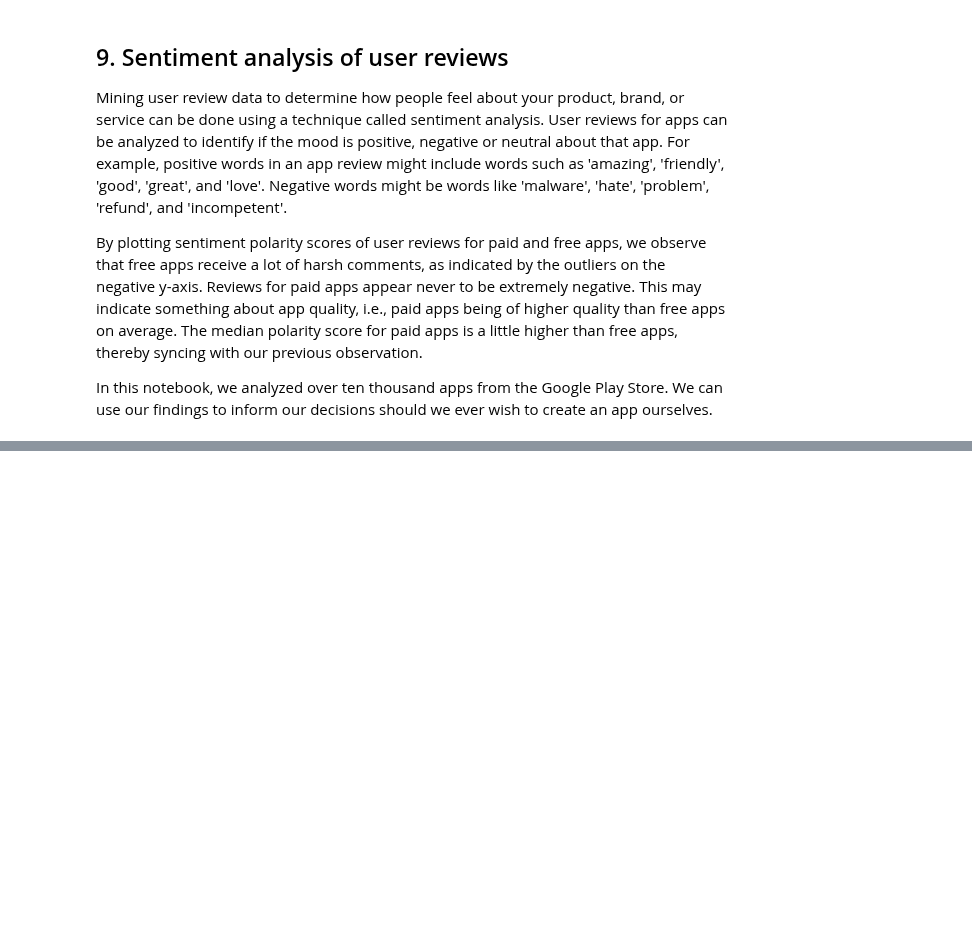
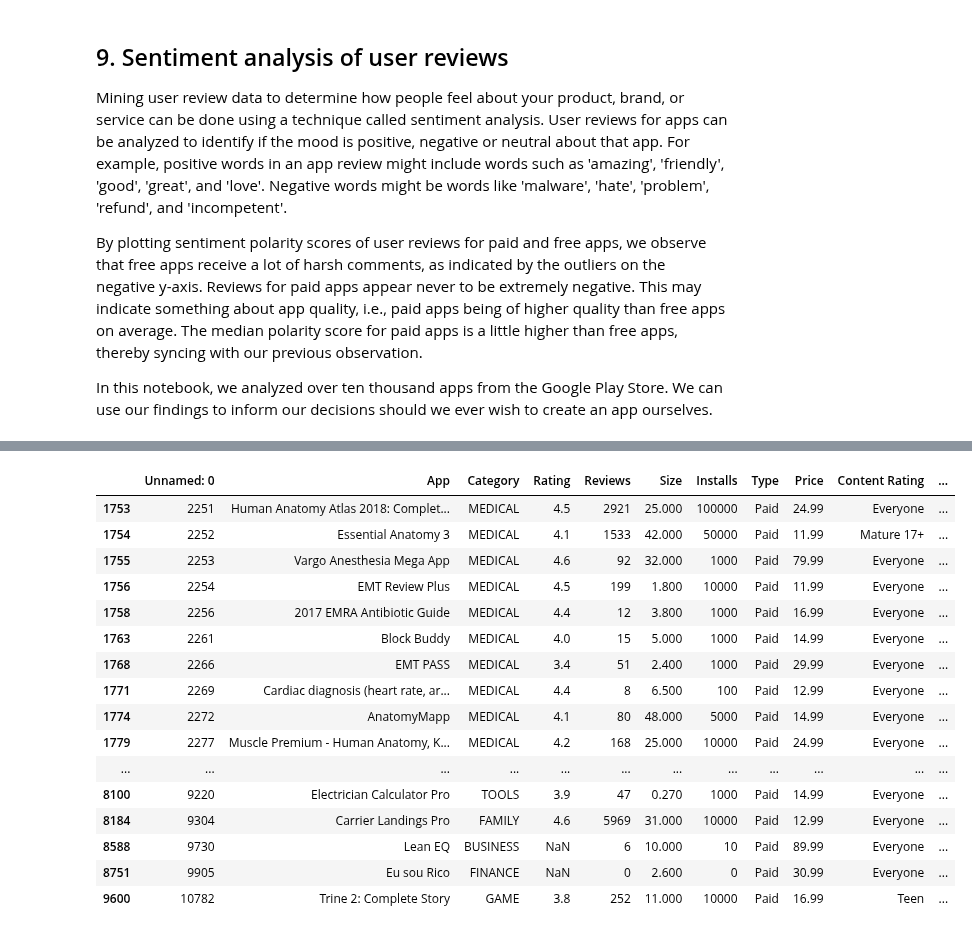
Before and after one commit to dariushazimi/notebooks, a Jupyter notebook: projects/The Android App Market on Google Play/The Android App Market on Google Play.ipynb, the cells around one changed output, grey strips where cells are left out. Cells and saved outputs as stored; diff of their text form; code cells hidden in the pictures; blank space fills up the shorter version.

```diff
--- a/projects/The Android App Market on Google Play/The Android App Market on Google Play.ipynb
+++ b/projects/The Android App Market on Google Play/The Android App Market on Google Play.ipynb
@@ -298,2 +342,22 @@ plotly.offline.iplot({'data': data, 'layout': layout})
+# %%
+apps_under_100[apps_under_100['Price'] > 10]
+# %% [output]
+|  | Unnamed: 0 | App | Category | Rating | Reviews | Size | Installs | Type | Price | Content Rating | ... |
+| 1753 | 2251 | Human Anatomy Atlas 2018: Complet... | MEDICAL | 4.5 | 2921 | 25.000 | 100000 | Paid | 24.99 | Everyone | ... |
+| 1754 | 2252 | Essential Anatomy 3 | MEDICAL | 4.1 | 1533 | 42.000 | 50000 | Paid | 11.99 | Mature 17+ | ... |
+| 1755 | 2253 | Vargo Anesthesia Mega App | MEDICAL | 4.6 | 92 | 32.000 | 1000 | Paid | 79.99 | Everyone | ... |
+| 1756 | 2254 | EMT Review Plus | MEDICAL | 4.5 | 199 | 1.800 | 10000 | Paid | 11.99 | Everyone | ... |
+| 1758 | 2256 | 2017 EMRA Antibiotic Guide | MEDICAL | 4.4 | 12 | 3.800 | 1000 | Paid | 16.99 | Everyone | ... |
+| 1763 | 2261 | Block Buddy | MEDICAL | 4.0 | 15 | 5.000 | 1000 | Paid | 14.99 | Everyone | ... |
+| 1768 | 2266 | EMT PASS | MEDICAL | 3.4 | 51 | 2.400 | 1000 | Paid | 29.99 | Everyone | ... |
+| 1771 | 2269 | Cardiac diagnosis (heart rate, ar... | MEDICAL | 4.4 | 8 | 6.500 | 100 | Paid | 12.99 | Everyone | ... |
+| 1774 | 2272 | AnatomyMapp | MEDICAL | 4.1 | 80 | 48.000 | 5000 | Paid | 14.99 | Everyone | ... |
+| 1779 | 2277 | Muscle Premium - Human Anatomy, K... | MEDICAL | 4.2 | 168 | 25.000 | 10000 | Paid | 24.99 | Everyone | ... |
+| ... | ... | ... | ... | ... | ... | ... | ... | ... | ... | ... | ... |
+| 8100 | 9220 | Electrician Calculator Pro | TOOLS | 3.9 | 47 | 0.270 | 1000 | Paid | 14.99 | Everyone | ... |
+| 8184 | 9304 | Carrier Landings Pro | FAMILY | 4.6 | 5969 | 31.000 | 10000 | Paid | 12.99 | Everyone | ... |
+| 8588 | 9730 | Lean EQ | BUSINESS | NaN | 6 | 10.000 | 10 | Paid | 89.99 | Everyone | ... |
+| 8751 | 9905 | Eu sou Rico | FINANCE | NaN | 0 | 2.600 | 0 | Paid | 30.99 | Everyone | ... |
+| 9600 | 10782 | Trine 2: Complete Story | GAME | 3.8 | 252 | 11.000 | 10000 | Paid | 16.99 | Teen | ... |
 # %%
 # Load user_reviews.csv
```
Also changed, not shown: parts of 6 cells of this notebook.
